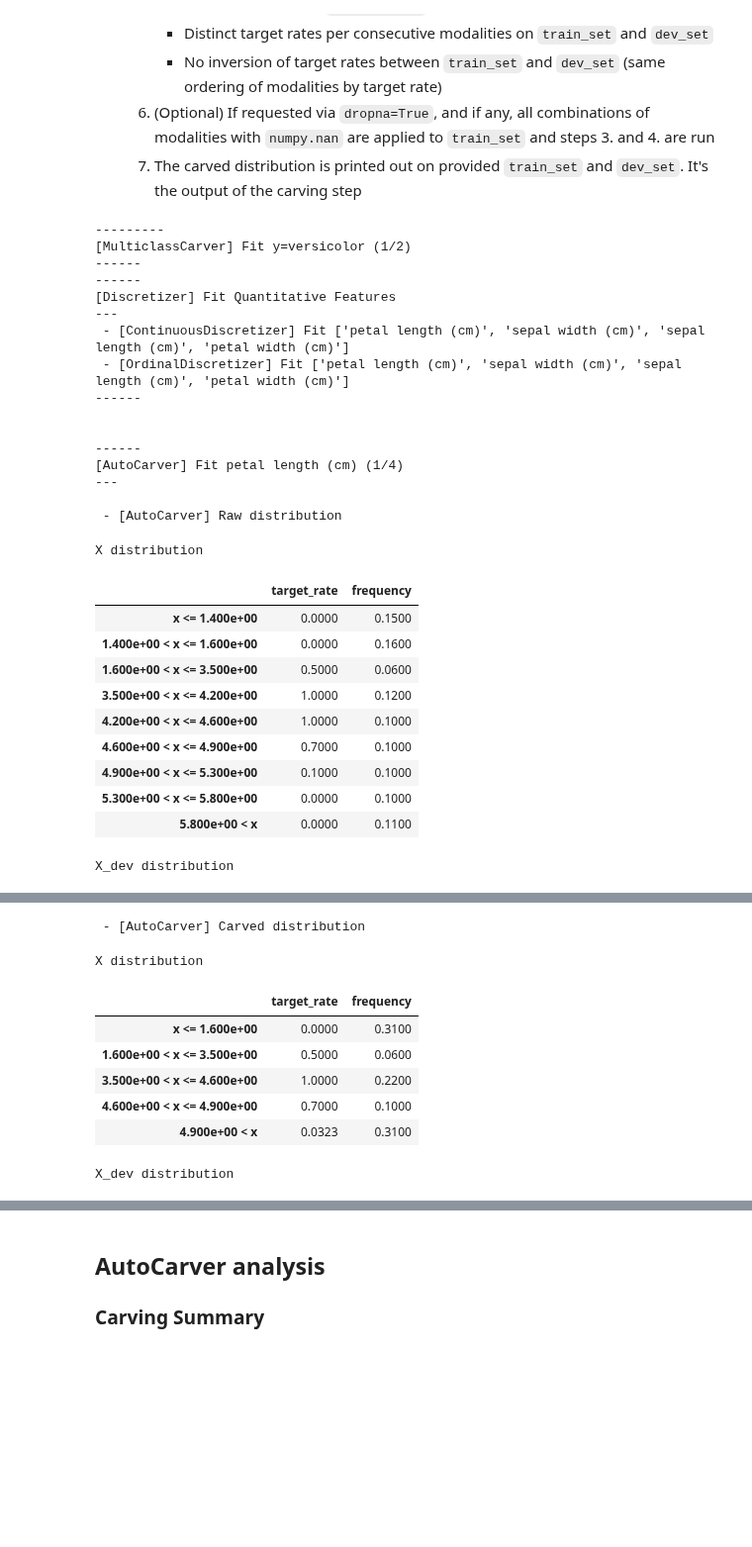
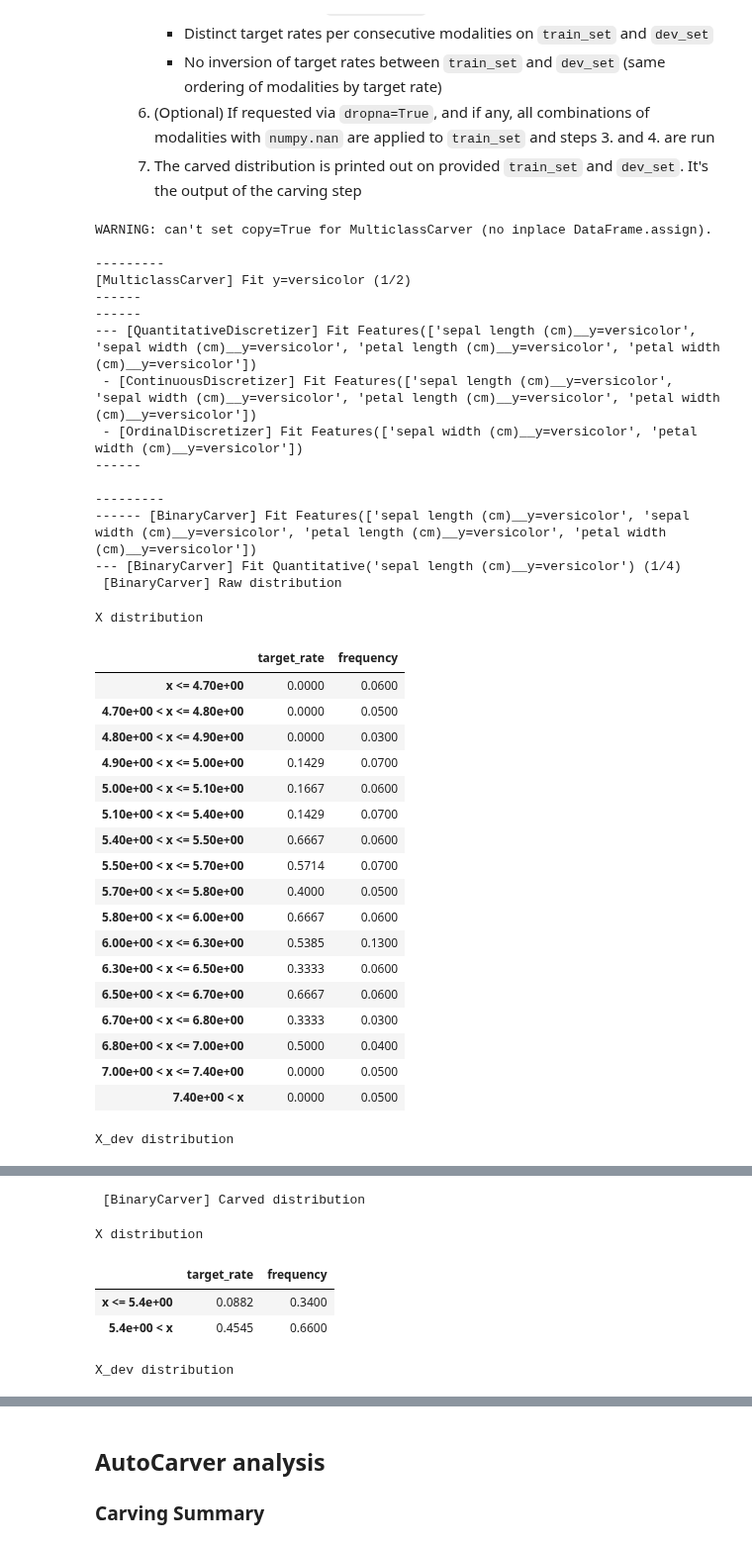
Before and after one commit to mdefrance/AutoCarver, a Jupyter notebook: docs/source/examples/Carvers/MulticlassClassification/multiclass_classification_example.ipynb, the cells around one changed output, grey strips where cells are left out. Shown at 99% size. Cells and saved outputs as stored; diff of their text form; code cells hidden in the pictures; blank space fills up the shorter version.

```diff
--- a/docs/source/examples/Carvers/MulticlassClassification/multiclass_classification_example.ipynb
+++ b/docs/source/examples/Carvers/MulticlassClassification/multiclass_classification_example.ipynb
@@ -109,13 +109,10 @@ print(iris["feature_names"])
 # %% [markdown]
 All features are quantitative continuous features. Those features will be added to the list of ``quantitative_features``.
 # %%
+from AutoCarver import Features
+
 # lists of features per data type
-quantitative_features = ["sepal length (cm)", "sepal width (cm)", "petal length (cm)", "petal width (cm)"]
-qualitative_features = []
-ordinal_features = []
-
-# user-specified ordering for ordinal features
-values_orders = {}
+features = Features(quantitatives=["sepal length (cm)", "sepal width (cm)", "petal length (cm)", "petal width (cm)"])
 # %% [markdown]
 # Using AutoCarver
 # %% [markdown]
@@ -129,7 +126,7 @@ The attribute ``min_freq`` allows one to choose the minimum frequency per basic
 
 - For qualitative features, it defines the threshold under which a modality is grouped to either a default value or its closest modality.
 # %%
-min_freq = 0.1
+min_freq = 0.05
 # %% [markdown]
 **Tip:** should be set between ``0.01`` (slower, preciser, less robust) and ``0.2`` (faster, more robust)
 # %% [markdown]
@@ -137,7 +134,7 @@ min_freq = 0.1
 
 The attribute ``max_n_mod`` allows one to choose the maximum number of modalities per carved feature. It is used by **Carvers** has the upper limit of number of modalities per consecutive combination of modalities.
 # %%
-max_n_mod = 5
+max_n_mod = 4
 # %% [markdown]
 **Tip:** should be set between ``3`` (faster, more robust) and ``7`` (slower, preciser, less robust)
 # %% [markdown]
@@ -175,3 +170,5 @@ output_dtype = "float"  # "str"
+# %%
+ordinal_encoding = True
 # %% [markdown]
 ## Fitting AutoCarver
 
@@ -193,52 +190,53 @@ output_dtype = "float"  # "str"
 # %%
 from AutoCarver import MulticlassCarver
 
 # intiating AutoCarver
 auto_carver = MulticlassCarver(
-    quantitative_features=quantitative_features,
-    qualitative_features=qualitative_features,
-    ordinal_features=ordinal_features,
-    values_orders=values_orders,
+    features=features,
+    ordinal_encoding=ordinal_encoding,
     min_freq=min_freq,
-    min_freq_mod=min_freq_mod,
     max_n_mod=max_n_mod,
     dropna=dropna,
-    sort_by=sort_by,
-    output_dtype=output_dtype,
     verbose=True,  # showing statistics
     copy=True,  # whether or not to return a copy of the input dataset
 )
 
 # fitting on training sample, a dev sample can be specified to evaluate carving robustness
 train_set_processed = auto_carver.fit_transform(train_set, train_set[target], X_dev=dev_set, y_dev=dev_set[target])
-# sepal width (cm)versicolor
 # %% [output]
+WARNING: can't set copy=True for MulticlassCarver (no inplace DataFrame.assign).
+
 ---------
 [MulticlassCarver] Fit y=versicolor (1/2)
 ------
 ------
-[Discretizer] Fit Quantitative Features
----
- - [ContinuousDiscretizer] Fit ['petal length (cm)', 'sepal width (cm)', 'sepal length (cm)', 'petal width (cm)']
- - [OrdinalDiscretizer] Fit ['petal length (cm)', 'sepal width (cm)', 'sepal length (cm)', 'petal width (cm)']
+--- [QuantitativeDiscretizer] Fit Features(['sepal length (cm)__y=versicolor', 'sepal width (cm)__y=versicolor', 'petal length (cm)__y=versicolor', 'petal width (cm)__y=versicolor'])
+ - [ContinuousDiscretizer] Fit Features(['sepal length (cm)__y=versicolor', 'sepal width (cm)__y=versicolor', 'petal length (cm)__y=versicolor', 'petal width (cm)__y=versicolor'])
+ - [OrdinalDiscretizer] Fit Features(['sepal width (cm)__y=versicolor', 'petal width (cm)__y=versicolor'])
 ------
 
-
-------
-[AutoCarver] Fit petal length (cm) (1/4)
----
-
- - [AutoCarver] Raw distribution
+---------
+------ [BinaryCarver] Fit Features(['sepal length (cm)__y=versicolor', 'sepal width (cm)__y=versicolor', 'petal length (cm)__y=versicolor', 'petal width (cm)__y=versicolor'])
+--- [BinaryCarver] Fit Quantitative('sepal length (cm)__y=versicolor') (1/4)
+ [BinaryCarver] Raw distribution
 X distribution
 |  | target_rate | frequency |
-| x <= 1.400e+00 | 0.0000 | 0.1500 |
-| 1.400e+00 < x <= 1.600e+00 | 0.0000 | 0.1600 |
-| 1.600e+00 < x <= 3.500e+00 | 0.5000 | 0.0600 |
-| 3.500e+00 < x <= 4.200e+00 | 1.0000 | 0.1200 |
-| 4.200e+00 < x <= 4.600e+00 | 1.0000 | 0.1000 |
-| 4.600e+00 < x <= 4.900e+00 | 0.7000 | 0.1000 |
-| 4.900e+00 < x <= 5.300e+00 | 0.1000 | 0.1000 |
-| 5.300e+00 < x <= 5.800e+00 | 0.0000 | 0.1000 |
-| 5.800e+00 < x | 0.0000 | 0.1100 |
+| x <= 4.70e+00 | 0.0000 | 0.0600 |
+| 4.70e+00 < x <= 4.80e+00 | 0.0000 | 0.0500 |
+| 4.80e+00 < x <= 4.90e+00 | 0.0000 | 0.0300 |
+| 4.90e+00 < x <= 5.00e+00 | 0.1429 | 0.0700 |
+| 5.00e+00 < x <= 5.10e+00 | 0.1667 | 0.0600 |
+| 5.10e+00 < x <= 5.40e+00 | 0.1429 | 0.0700 |
+| 5.40e+00 < x <= 5.50e+00 | 0.6667 | 0.0600 |
+| 5.50e+00 < x <= 5.70e+00 | 0.5714 | 0.0700 |
+| 5.70e+00 < x <= 5.80e+00 | 0.4000 | 0.0500 |
+| 5.80e+00 < x <= 6.00e+00 | 0.6667 | 0.0600 |
+| 6.00e+00 < x <= 6.30e+00 | 0.5385 | 0.1300 |
+| 6.30e+00 < x <= 6.50e+00 | 0.3333 | 0.0600 |
+| 6.50e+00 < x <= 6.70e+00 | 0.6667 | 0.0600 |
+| 6.70e+00 < x <= 6.80e+00 | 0.3333 | 0.0300 |
+| 6.80e+00 < x <= 7.00e+00 | 0.5000 | 0.0400 |
+| 7.00e+00 < x <= 7.40e+00 | 0.0000 | 0.0500 |
+| 7.40e+00 < x | 0.0000 | 0.0500 |
 X_dev distribution
 | target_rate | frequency |
@@ -254,10 +260,7 @@ X_dev distribution
- - [AutoCarver] Carved distribution
+ [BinaryCarver] Carved distribution
 X distribution
 |  | target_rate | frequency |
-| x <= 1.600e+00 | 0.0000 | 0.3100 |
-| 1.600e+00 < x <= 3.500e+00 | 0.5000 | 0.0600 |
-| 3.500e+00 < x <= 4.600e+00 | 1.0000 | 0.2200 |
-| 4.600e+00 < x <= 4.900e+00 | 0.7000 | 0.1000 |
-| 4.900e+00 < x | 0.0323 | 0.3100 |
+| x <= 5.4e+00 | 0.0882 | 0.3400 |
+| 5.4e+00 < x | 0.4545 | 0.6600 |
 X_dev distribution
 | target_rate | frequency |
```
Also changed, not shown: parts of 19 cells of this notebook, 12 other files.
